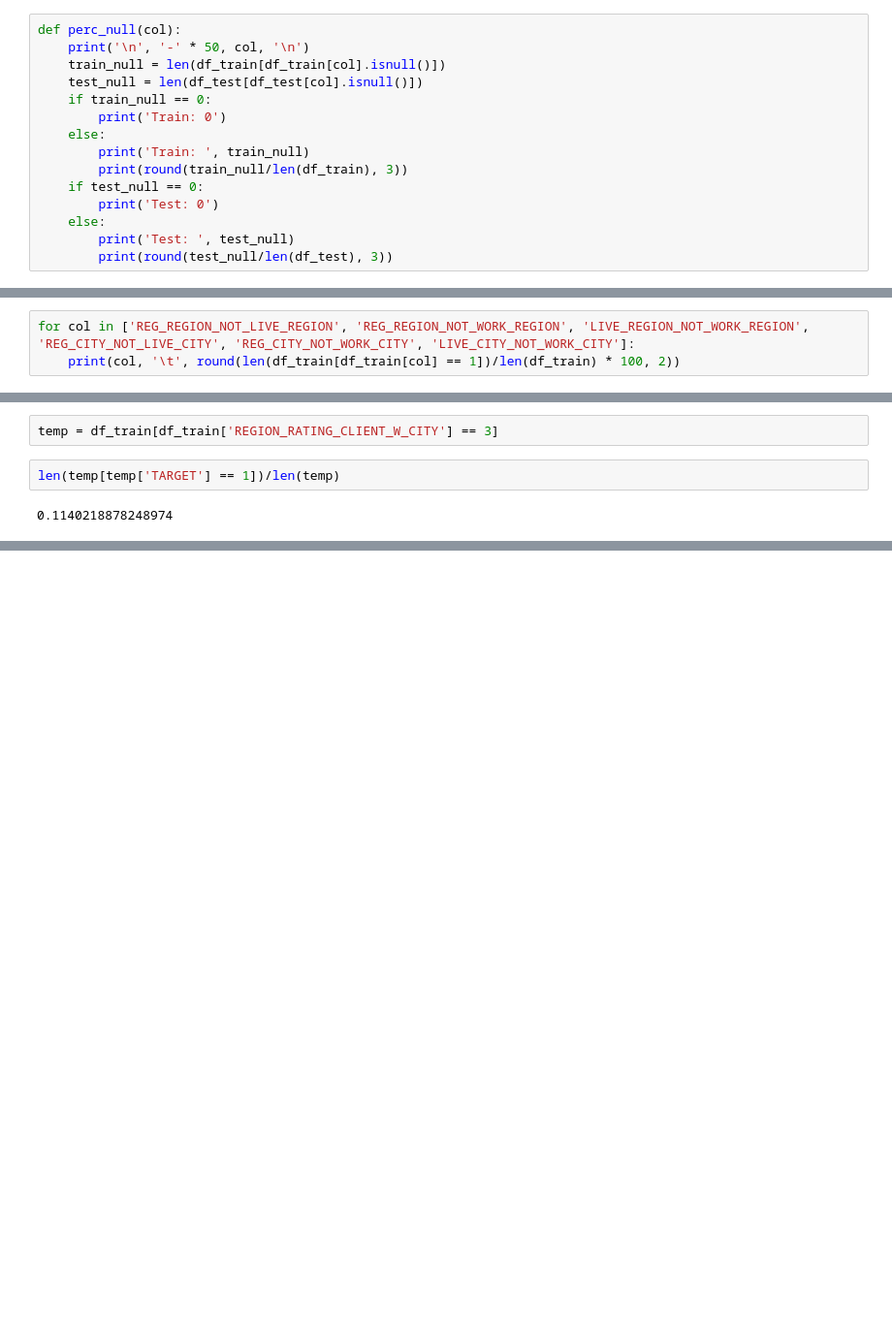
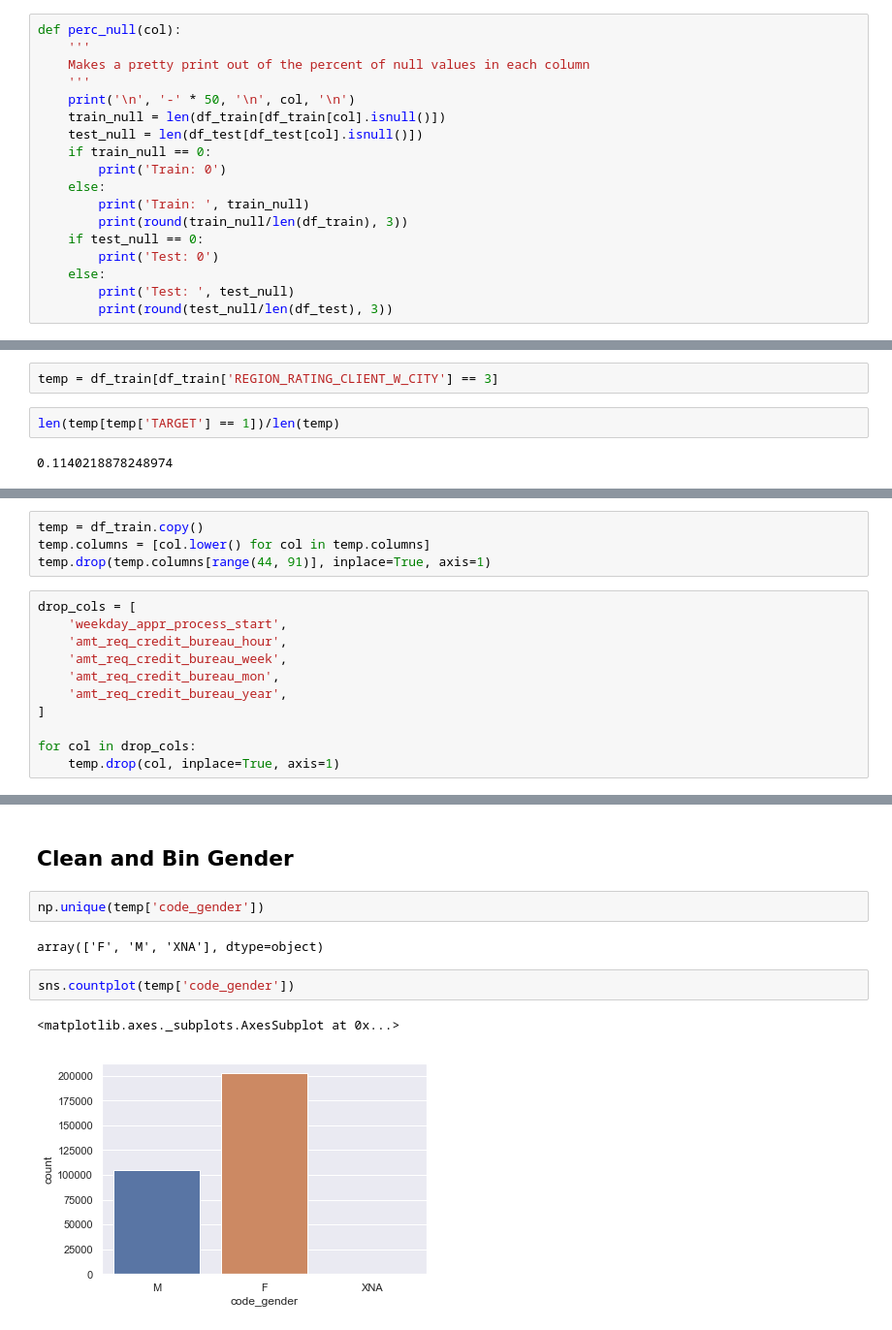
Before and after one commit to blairdev1023/kaggle_credit_comp, a Jupyter notebook: EDA.ipynb, the cells around one changed output, grey strips where cells are left out. Shown at 97% size. Drawn from its saved outputs; the diff is of its cells as text; blank space fills up the shorter version.

Commit message:
cleaned up

```diff
--- a/EDA.ipynb
+++ b/EDA.ipynb
@@ -37,7 +24,10 @@ df_train.head()
 5 rows × 122 columns
 # %%
 def perc_null(col):
-    print('\n', '-' * 50, col, '\n')
+    '''
+    Makes a pretty print out of the percent of null values in each column
+    '''
+    print('\n', '-' * 50, '\n', col, '\n')
     train_null = len(df_train[df_train[col].isnull()])
     test_null = len(df_test[df_test[col].isnull()])
     if train_null == 0:
@@ -83,3 +76,0 @@ sns.countplot(df_train['REG_REGION_NOT_LIVE_REGION'])
-# %%
-for col in ['REG_REGION_NOT_LIVE_REGION', 'REG_REGION_NOT_WORK_REGION', 'LIVE_REGION_NOT_WORK_REGION', 'REG_CITY_NOT_LIVE_CITY', 'REG_CITY_NOT_WORK_CITY', 'LIVE_CITY_NOT_WORK_CITY']:
-    print(col, '\t', round(len(df_train[df_train[col] == 1])/len(df_train) * 100, 2))
@@ -102,0 +85,15 @@ len(df_train[df_train['TARGET'] == 1])/len(df_train)
+# %%
+temp = df_train.copy()
+temp.columns = [col.lower() for col in temp.columns]
+temp.drop(temp.columns[range(44, 91)], inplace=True, axis=1)
+# %%
+drop_cols = [
+    'weekday_appr_process_start',
+    'amt_req_credit_bureau_hour',
+    'amt_req_credit_bureau_week',
+    'amt_req_credit_bureau_mon',
+    'amt_req_credit_bureau_year',
+]
+
+for col in drop_cols:
+    temp.drop(col, inplace=True, axis=1)
@@ -102,0 +106,11 @@ len(df_train[df_train['TARGET'] == 1])/len(df_train)
+# %% [markdown]
+## Clean and Bin Gender
+# %%
+np.unique(temp['code_gender'])
+# %% [output]
+array(['F', 'M', 'XNA'], dtype=object)
+# %%
+sns.countplot(temp['code_gender'])
+# %% [output]
+<matplotlib.axes._subplots.AxesSubplot at 0x...>
+[figure, added]
```
Also changed, not shown: parts of 16 cells of this notebook.
